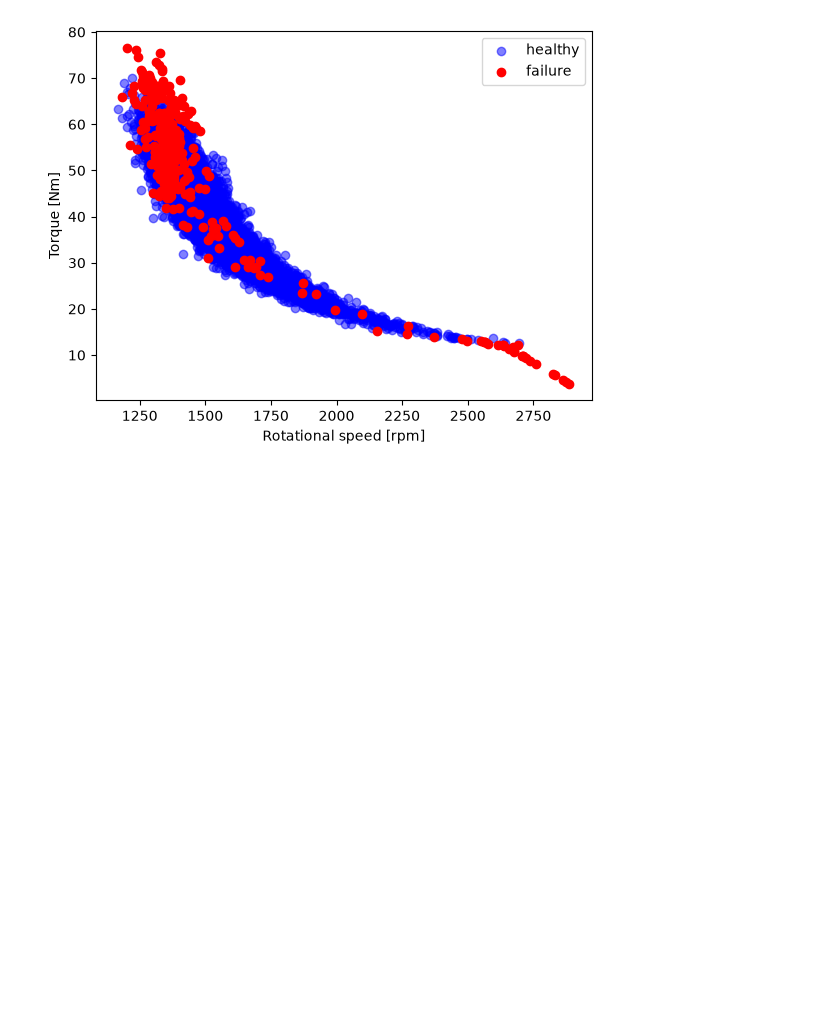
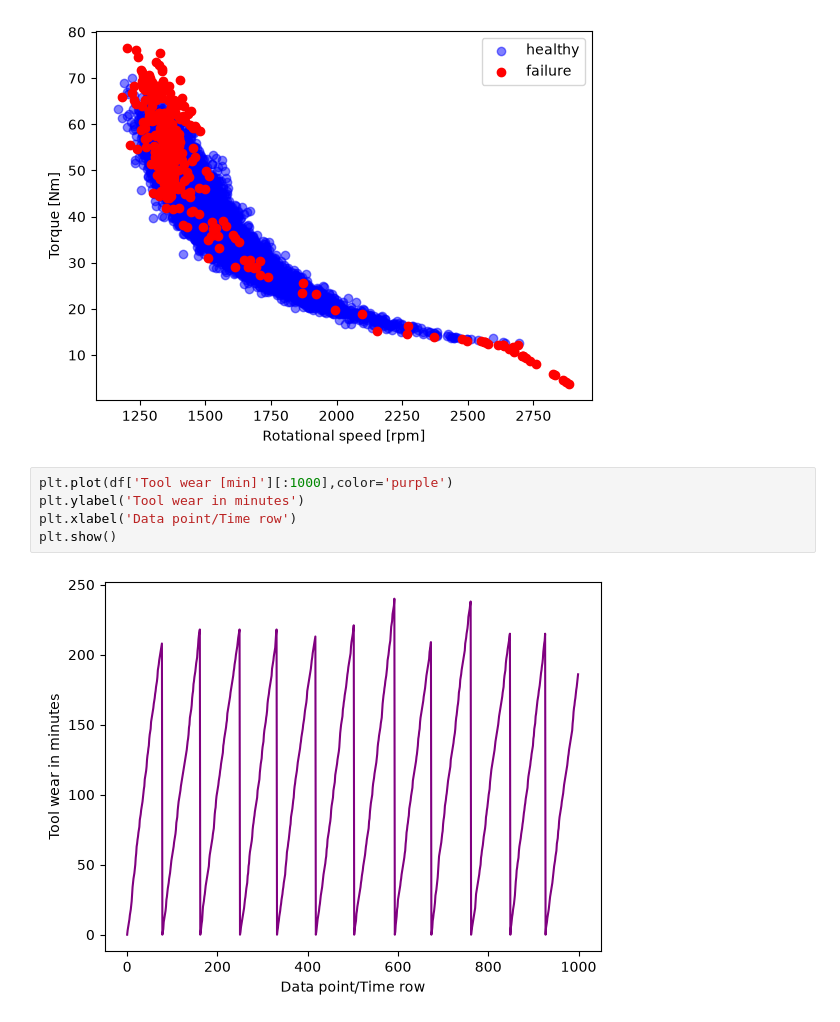
Before and after one commit to sudeshnaroul788-droid/predictive-maintenance-btech, a Jupyter notebook: predictive_maintenance_project.ipynb, the cells around one changed output. Saved outputs shown, nothing was run; the diff lists cells and outputs as text; blank space fills up the shorter version.

Commit message:
visual: add tool wear sawtooth line plot and failure boxplot analysis

```diff
--- a/predictive_maintenance_project.ipynb
+++ b/predictive_maintenance_project.ipynb
@@ -77,3 +77,10 @@ plt.legend()
 plt.show()
 # %% [output]
 [figure]
+# %%
+plt.plot(df['Tool wear [min]'][:1000],color='purple')
+plt.ylabel('Tool wear in minutes')
+plt.xlabel('Data point/Time row')
+plt.show()
+# %% [output]
+[figure, added]
```
Also changed, not shown: parts of 1 cell of this notebook.
